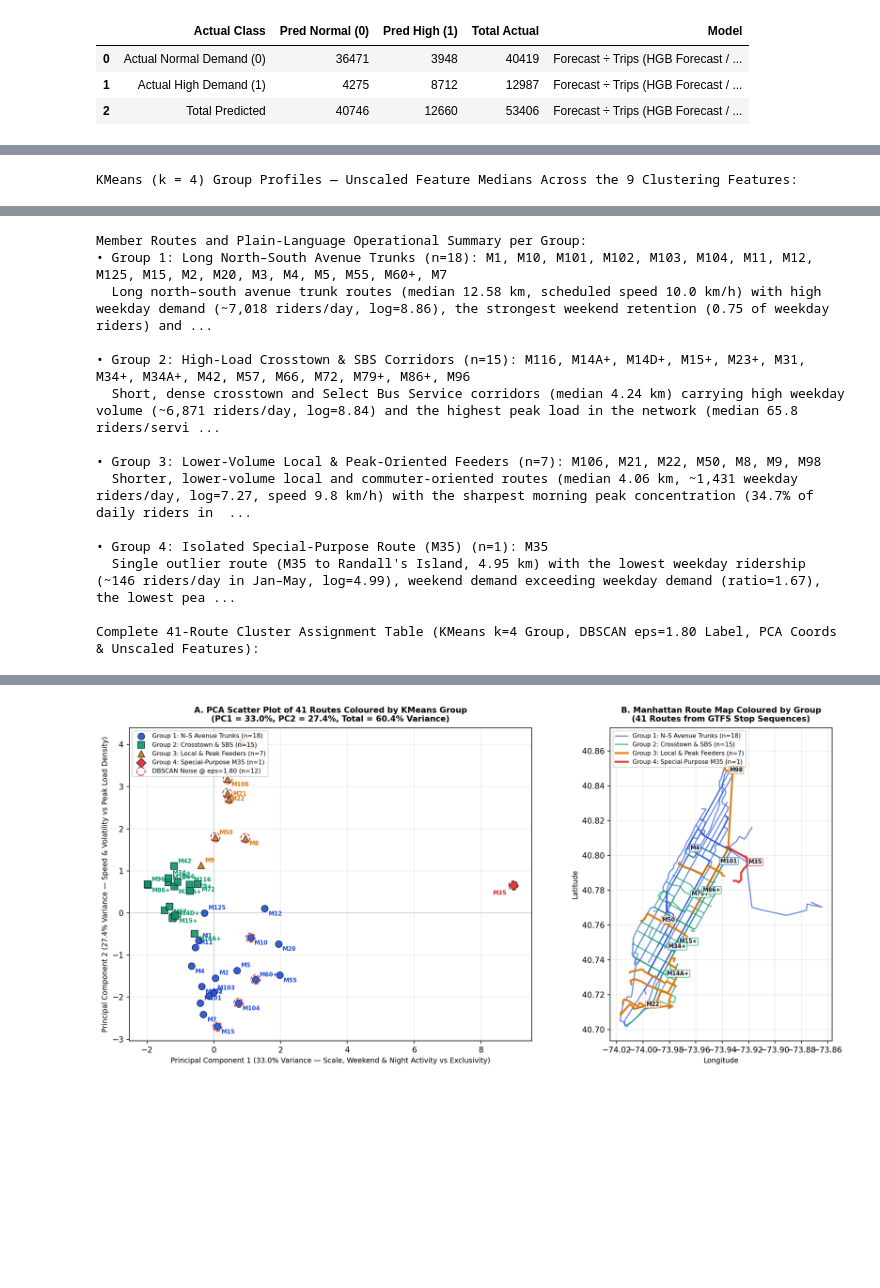
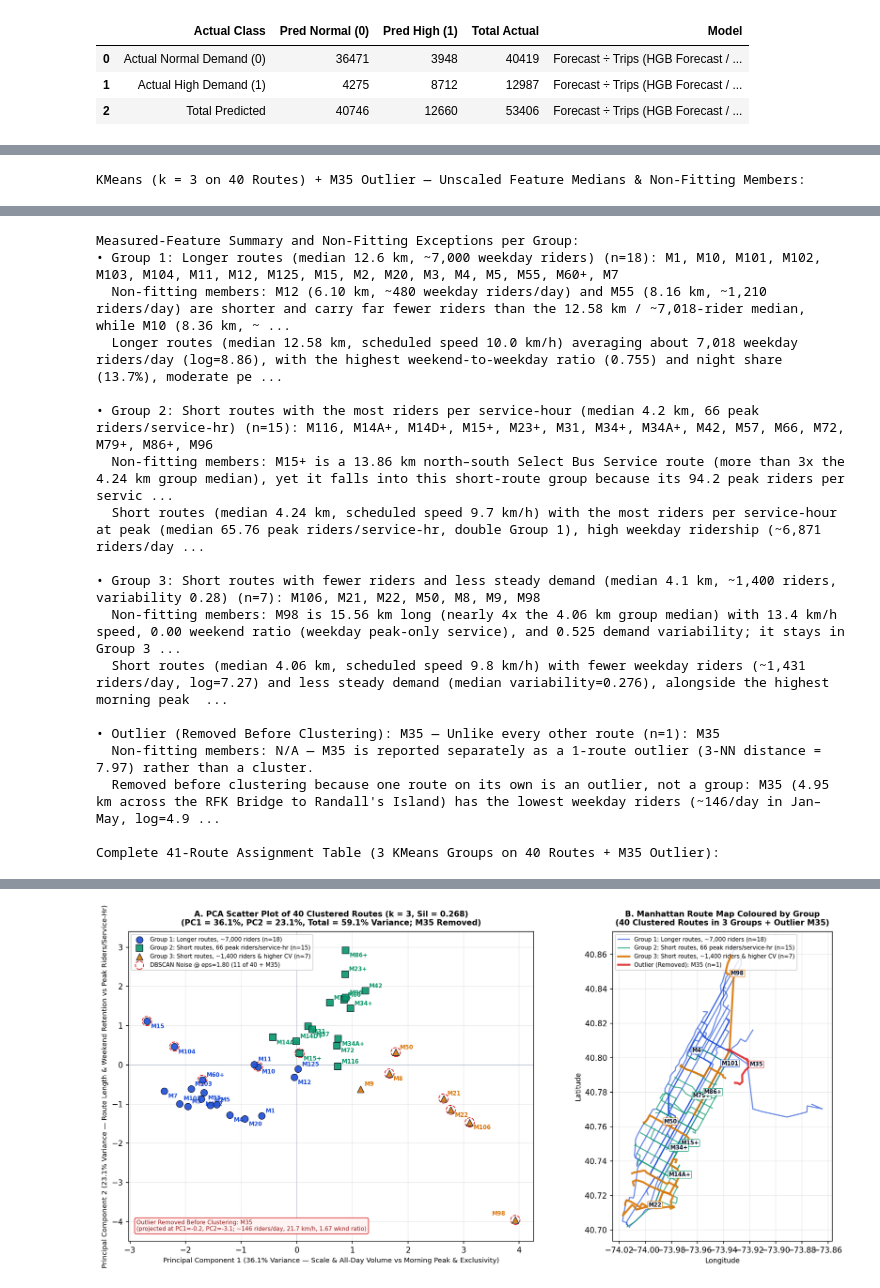
Before and after one commit to springboardmentor441p-coderr/Powered-Public-Transit-Route-Optimization, a Jupyter notebook: notebooks/routeranker.ipynb, the cells around one changed output, grey strips where cells are left out. Saved outputs shown, nothing was run; the diff lists cells and outputs as text; code cells hidden in the pictures; blank space fills up the shorter version.

Commit message:
Complete M3 Step 4 clustering fixes and Step 5 single final test run

```diff
--- a/notebooks/routeranker.ipynb
+++ b/notebooks/routeranker.ipynb
@@ -1382,7 +1388,7 @@ The tables and figure below load `m3_cluster_group_profiles_unscaled.csv` and `m
 profile_df = pd.read_csv(TAB / "m3_cluster_group_profiles_unscaled.csv")
 assigned_df = pd.read_csv(TAB / "m3_route_clusters_assigned.csv")
 
-print("KMeans (k = 4) Group Profiles — Unscaled Feature Medians Across the 9 Clustering Features:")
+print("KMeans (k = 3 on 40 Routes) + M35 Outlier — Unscaled Feature Medians & Non-Fitting Members:")
 display(profile_df[[
     "group_id",
     "group_label",
@@ -1397,17 +1403,19 @@ display(profile_df[[
     "scheduled_speed_kmh",
     "demand_variability",
     "exclusive_stop_share",
+    "non_fitting_members",
 ]])
 
-print("\nMember Routes and Plain-Language Operational Summary per Group:")
-for _, r_prof in profile_df[profile_df["group_id"] > 0].iterrows():
+print("\nMeasured-Feature Summary and Non-Fitting Exceptions per Group:")
+for _, r_prof in profile_df[profile_df["group_id"] >= 0].iterrows():
     print(f"• {r_prof['group_label']} (n={int(r_prof['n_routes'])}): {r_prof['routes']}")
+    print(f"  Non-fitting members: {r_prof['non_fitting_members']}")
     print(f"  {r_prof['plain_description']}\n")
 
-print("Complete 41-Route Cluster Assignment Table (KMeans k=4 Group, DBSCAN eps=1.80 Label, PCA Coords & Unscaled Features):")
+print("Complete 41-Route Assignment Table (3 KMeans Groups on 40 Routes + M35 Outlier):")
 display(assigned_df)
 
 ipy_display(Image(filename=str(FIG / "m3_clustering_pca_and_map.png")))
 # %% [output]
-KMeans (k = 4) Group Profiles — Unscaled Feature Medians Across the 9 Clustering Features:
+KMeans (k = 3 on 40 Routes) + M35 Outlier — Unscaled Feature Medians & Non-Fitting Members:
 |  | group_id | group_label | n_routes | weekday_riders_median_est | weekday_riders_log | weekend_to_weekday_ratio | ... |
@@ -1419,14 +1427,18 @@ KMeans (k = 4) Group Profiles — Unscaled Feature Medians Across the 9 Clusteri
-Member Routes and Plain-Language Operational Summary per Group:
-• Group 1: Long North–South Avenue Trunks (n=18): M1, M10, M101, M102, M103, M104, M11, M12, M125, M15, M2, M20, M3, M4, M5, M55, M60+, M7
-  Long north–south avenue trunk routes (median 12.58 km, scheduled speed 10.0 km/h) with high weekday demand (~7,018 riders/day, log=8.86), the strongest weekend retention (0.75 of weekday riders) and ...
+Measured-Feature Summary and Non-Fitting Exceptions per Group:
+• Group 1: Longer routes (median 12.6 km, ~7,000 weekday riders) (n=18): M1, M10, M101, M102, M103, M104, M11, M12, M125, M15, M2, M20, M3, M4, M5, M55, M60+, M7
+  Non-fitting members: M12 (6.10 km, ~480 weekday riders/day) and M55 (8.16 km, ~1,210 riders/day) are shorter and carry far fewer riders than the 12.58 km / ~7,018-rider median, while M10 (8.36 km, ~ ...
+  Longer routes (median 12.58 km, scheduled speed 10.0 km/h) averaging about 7,018 weekday riders/day (log=8.86), with the highest weekend-to-weekday ratio (0.755) and night share (13.7%), moderate pe ...
 
-• Group 2: High-Load Crosstown & SBS Corridors (n=15): M116, M14A+, M14D+, M15+, M23+, M31, M34+, M34A+, M42, M57, M66, M72, M79+, M86+, M96
-  Short, dense crosstown and Select Bus Service corridors (median 4.24 km) carrying high weekday volume (~6,871 riders/day, log=8.84) and the highest peak load in the network (median 65.8 riders/servi ...
+• Group 2: Short routes with the most riders per service-hour (median 4.2 km, 66 peak riders/service-hr) (n=15): M116, M14A+, M14D+, M15+, M23+, M31, M34+, M34A+, M42, M57, M66, M72, M79+, M86+, M96
+  Non-fitting members: M15+ is a 13.86 km north–south Select Bus Service route (more than 3x the 4.24 km group median), yet it falls into this short-route group because its 94.2 peak riders per servic ...
+  Short routes (median 4.24 km, scheduled speed 9.7 km/h) with the most riders per service-hour at peak (median 65.76 peak riders/service-hr, double Group 1), high weekday ridership (~6,871 riders/day ...
 
-• Group 3: Lower-Volume Local & Peak-Oriented Feeders (n=7): M106, M21, M22, M50, M8, M9, M98
-  Shorter, lower-volume local and commuter-oriented routes (median 4.06 km, ~1,431 weekday riders/day, log=7.27, speed 9.8 km/h) with the sharpest morning peak concentration (34.7% of daily riders in  ...
+• Group 3: Short routes with fewer riders and less steady demand (median 4.1 km, ~1,400 riders, variability 0.28) (n=7): M106, M21, M22, M50, M8, M9, M98
+  Non-fitting members: M98 is 15.56 km long (nearly 4x the 4.06 km group median) with 13.4 km/h speed, 0.00 weekend ratio (weekday peak-only service), and 0.525 demand variability; it stays in Group 3 ...
+  Short routes (median 4.06 km, scheduled speed 9.8 km/h) with fewer weekday riders (~1,431 riders/day, log=7.27) and less steady demand (median variability=0.276), alongside the highest morning peak  ...
 
-• Group 4: Isolated Special-Purpose Route (M35) (n=1): M35
-  Single outlier route (M35 to Randall's Island, 4.95 km) with the lowest weekday ridership (~146 riders/day in Jan–May, log=4.99), weekend demand exceeding weekday demand (ratio=1.67), the lowest pea ...
+• Outlier (Removed Before Clustering): M35 — Unlike every other route (n=1): M35
+  Non-fitting members: N/A — M35 is reported separately as a 1-route outlier (3-NN distance = 7.97) rather than a cluster.
+  Removed before clustering because one route on its own is an outlier, not a group: M35 (4.95 km across the RFK Bridge to Randall's Island) has the lowest weekday riders (~146/day in Jan–May, log=4.9 ...
 
-Complete 41-Route Cluster Assignment Table (KMeans k=4 Group, DBSCAN eps=1.80 Label, PCA Coords & Unscaled Features):
+Complete 41-Route Assignment Table (3 KMeans Groups on 40 Routes + M35 Outlier):
@@ -1450 +1462 @@ Complete 41-Route Cluster Assignment Table (KMeans k=4 Group, DBSCAN eps=1.80 La
-[figure, old version]
+[figure, new version]
```
Also changed, not shown: parts of 13 cells of this notebook, 46 other files.
